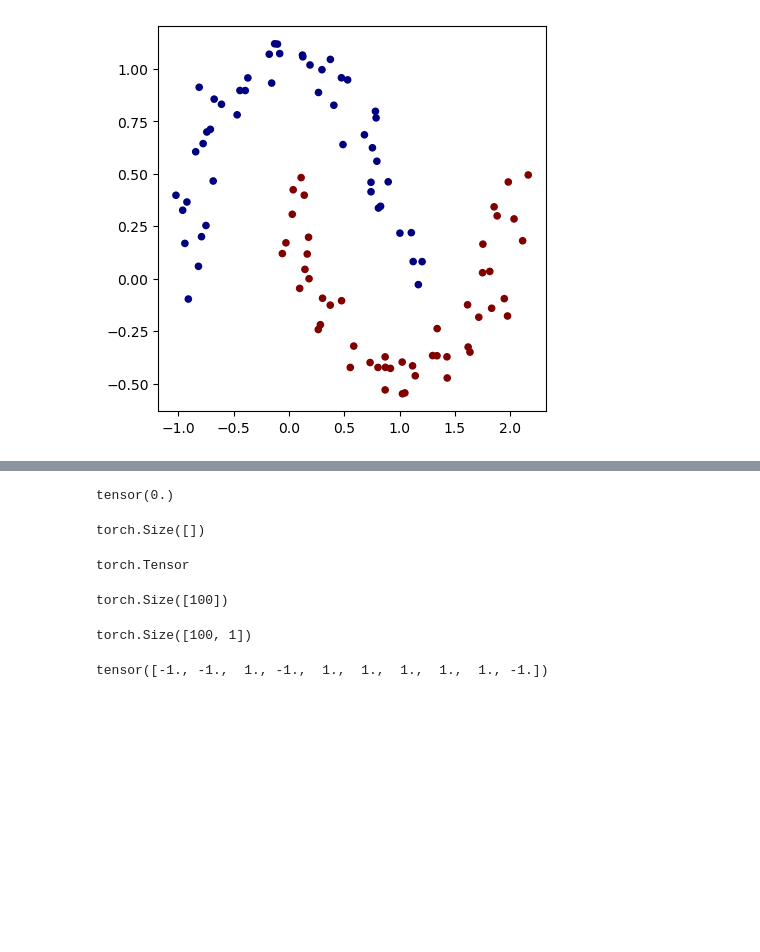
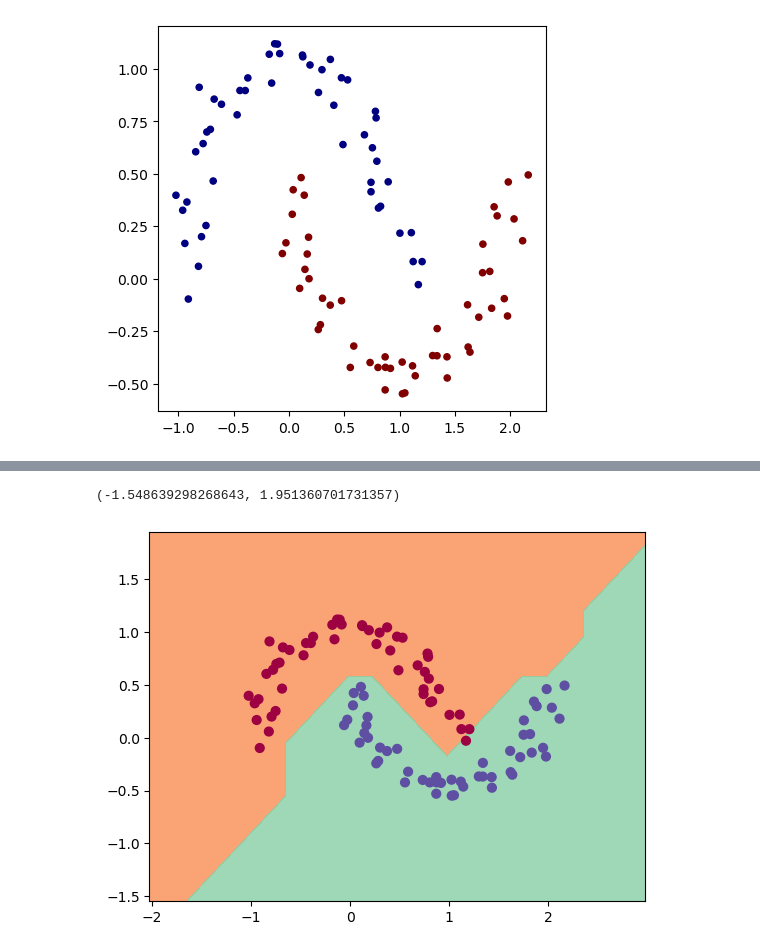
Before and after one commit to Rendezvous97/Neural-Network-From-Scratch, a Jupyter notebook: PyTorch/scratch.ipynb, the cells around one changed output, grey strips where cells are left out. Cells and saved outputs as stored; diff of their text form; code cells hidden in the pictures; blank space fills up the shorter version.

```diff
--- a/PyTorch/scratch.ipynb
+++ b/PyTorch/scratch.ipynb
@@ -80,41 +73,24 @@ Step 150: Loss: 0.365482 Accuracy: 0.8700000047683716
 # %%
 h = 0.25
 x_min, x_max = X[:, 0].min() - 1, X[:, 0].max() + 1
 y_min, y_max = X[:, 1].min() - 1, X[:, 1].max() + 1
 xx, yy = np.meshgrid(np.arange(x_min, x_max, h),
                      np.arange(y_min, y_max, h))
 Xmesh = np.c_[xx.ravel(), yy.ravel()]
-inputs = [list(map(torch.Tensor, xrow)) for xrow in Xmesh]
-scores = list(map(model, inputs))
-Z = np.array([s.data > 0 for s in scores])
+# inputs = [list(map(torch.tensor, xrow)) for xrow in Xmesh]
+# scores = list(map(model, inputs))
+inputs = [torch.tensor(xrow, dtype=torch.float32) for xrow in Xmesh]
+scores = [model(x.unsqueeze(0)) for x in inputs]
+Z = np.array([s > 0 for s in scores])
 Z = Z.reshape(xx.shape)
 
 fig = plt.figure()
 plt.contourf(xx, yy, Z, cmap=plt.cm.Spectral, alpha=0.8)
 plt.scatter(X[:, 0], X[:, 1], c=y, s=40, cmap=plt.cm.Spectral)
 plt.xlim(xx.min(), xx.max())
 plt.ylim(yy.min(), yy.max())
 
 # plt.show()
 # %% [output]
-tensor(0.)
+(-1.548639298268643, 1.951360701731357)
+[figure, added]
-# %%
-acc.shape
-# %% [output]
-torch.Size([])
-# %%
-type(loss)
-# %% [output]
-torch.Tensor
-# %%
-y_tensor.shape
-# %% [output]
-torch.Size([100])
-# %%
-preds.shape
-# %% [output]
-torch.Size([100, 1])
-# %%
-y_tensor[:10]
-# %% [output]
-tensor([-1., -1.,  1., -1.,  1.,  1.,  1.,  1.,  1., -1.])
```
Also changed, not shown: parts of 3 cells of this notebook.
